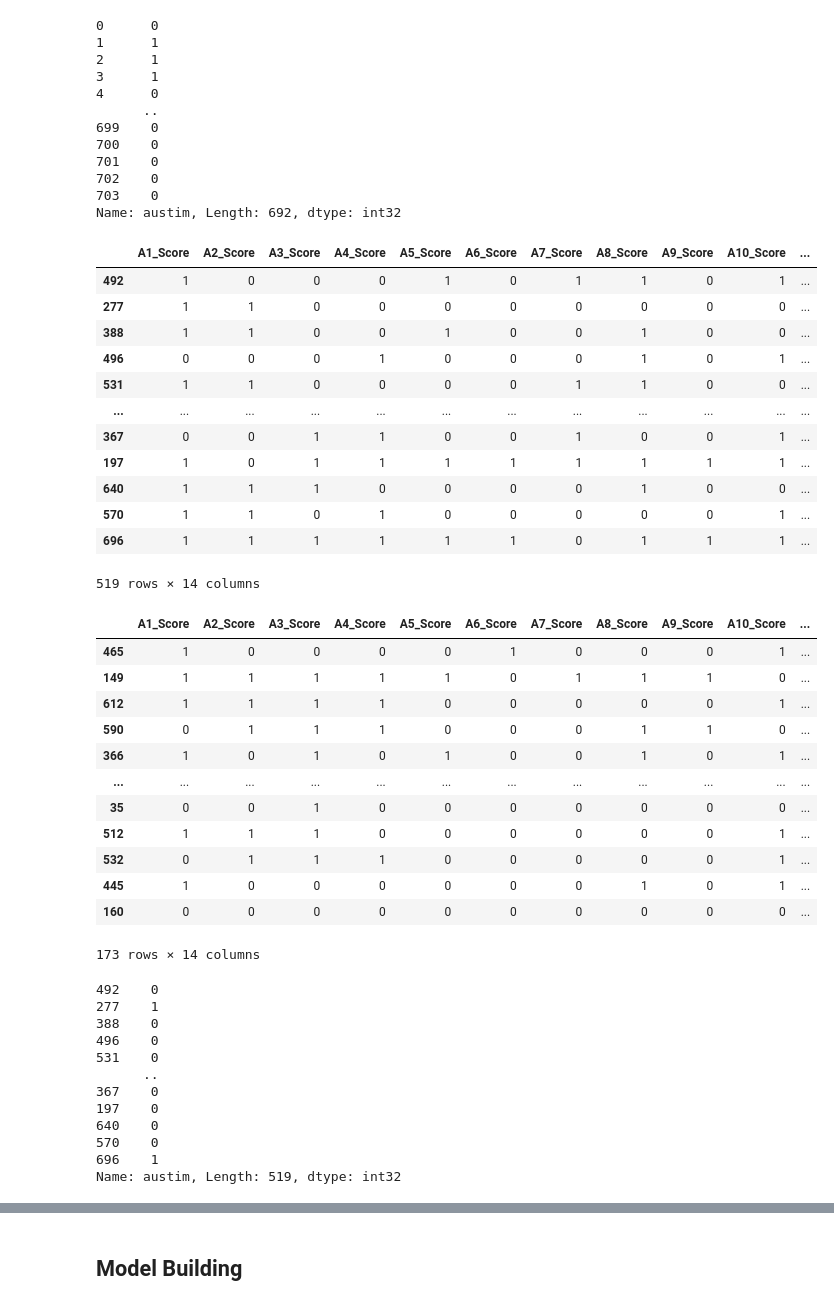
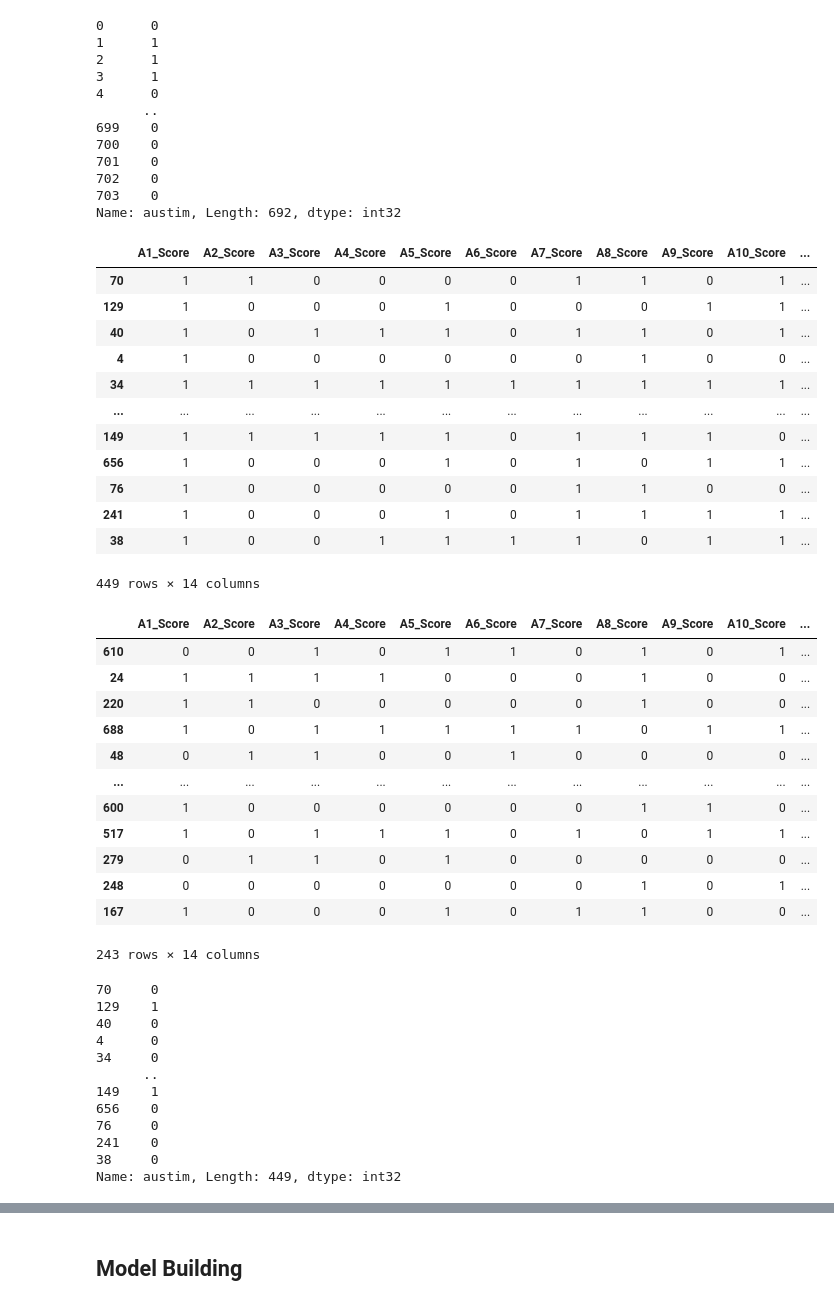
Before and after one commit to Rickisterr/Autism-Prediction, a Jupyter notebook: Autism Prediction Model/Prediction Model Build/Prediction_Model.ipynb, the cells around one changed output, grey strips where cells are left out. Saved outputs shown, nothing was run; the diff lists cells and outputs as text; code cells hidden in the pictures.

```diff
--- a/Autism Prediction Model/Prediction Model Build/Prediction_Model.ipynb
+++ b/Autism Prediction Model/Prediction Model Build/Prediction_Model.ipynb
@@ -233,53 +236,53 @@ dep
 Name: austim, Length: 692, dtype: int32
 # %%
 # Splitting into training and testing datasets
-x_train, x_test, y_train, y_test = train_test_split(indep, dep, test_size=0.25, random_state=0)
+x_train, x_test, y_train, y_test = train_test_split(indep, dep, test_size=0.35, random_state=1)
 x_train
 # %% [output]
 |  | A1_Score | A2_Score | A3_Score | A4_Score | A5_Score | A6_Score | A7_Score | A8_Score | A9_Score | A10_Score | ... |
-| 492 | 1 | 0 | 0 | 0 | 1 | 0 | 1 | 1 | 0 | 1 | ... |
-| 277 | 1 | 1 | 0 | 0 | 0 | 0 | 0 | 0 | 0 | 0 | ... |
-| 388 | 1 | 1 | 0 | 0 | 1 | 0 | 0 | 1 | 0 | 0 | ... |
-| 496 | 0 | 0 | 0 | 1 | 0 | 0 | 0 | 1 | 0 | 1 | ... |
-| 531 | 1 | 1 | 0 | 0 | 0 | 0 | 1 | 1 | 0 | 0 | ... |
+| 70 | 1 | 1 | 0 | 0 | 0 | 0 | 1 | 1 | 0 | 1 | ... |
+| 129 | 1 | 0 | 0 | 0 | 1 | 0 | 0 | 0 | 1 | 1 | ... |
+| 40 | 1 | 0 | 1 | 1 | 1 | 0 | 1 | 1 | 0 | 1 | ... |
+| 4 | 1 | 0 | 0 | 0 | 0 | 0 | 0 | 1 | 0 | 0 | ... |
+| 34 | 1 | 1 | 1 | 1 | 1 | 1 | 1 | 1 | 1 | 1 | ... |
 | ... | ... | ... | ... | ... | ... | ... | ... | ... | ... | ... | ... |
-| 367 | 0 | 0 | 1 | 1 | 0 | 0 | 1 | 0 | 0 | 1 | ... |
-| 197 | 1 | 0 | 1 | 1 | 1 | 1 | 1 | 1 | 1 | 1 | ... |
-| 640 | 1 | 1 | 1 | 0 | 0 | 0 | 0 | 1 | 0 | 0 | ... |
-| 570 | 1 | 1 | 0 | 1 | 0 | 0 | 0 | 0 | 0 | 1 | ... |
-| 696 | 1 | 1 | 1 | 1 | 1 | 1 | 0 | 1 | 1 | 1 | ... |
+| 149 | 1 | 1 | 1 | 1 | 1 | 0 | 1 | 1 | 1 | 0 | ... |
+| 656 | 1 | 0 | 0 | 0 | 1 | 0 | 1 | 0 | 1 | 1 | ... |
+| 76 | 1 | 0 | 0 | 0 | 0 | 0 | 1 | 1 | 0 | 0 | ... |
+| 241 | 1 | 0 | 0 | 0 | 1 | 0 | 1 | 1 | 1 | 1 | ... |
+| 38 | 1 | 0 | 0 | 1 | 1 | 1 | 1 | 0 | 1 | 1 | ... |
-519 rows × 14 columns
+449 rows × 14 columns
 # %%
 x_test
 # %% [output]
 |  | A1_Score | A2_Score | A3_Score | A4_Score | A5_Score | A6_Score | A7_Score | A8_Score | A9_Score | A10_Score | ... |
-| 465 | 1 | 0 | 0 | 0 | 0 | 1 | 0 | 0 | 0 | 1 | ... |
-| 149 | 1 | 1 | 1 | 1 | 1 | 0 | 1 | 1 | 1 | 0 | ... |
-| 612 | 1 | 1 | 1 | 1 | 0 | 0 | 0 | 0 | 0 | 1 | ... |
-| 590 | 0 | 1 | 1 | 1 | 0 | 0 | 0 | 1 | 1 | 0 | ... |
-| 366 | 1 | 0 | 1 | 0 | 1 | 0 | 0 | 1 | 0 | 1 | ... |
+| 610 | 0 | 0 | 1 | 0 | 1 | 1 | 0 | 1 | 0 | 1 | ... |
+| 24 | 1 | 1 | 1 | 1 | 0 | 0 | 0 | 1 | 0 | 0 | ... |
+| 220 | 1 | 1 | 0 | 0 | 0 | 0 | 0 | 1 | 0 | 0 | ... |
+| 688 | 1 | 0 | 1 | 1 | 1 | 1 | 1 | 0 | 1 | 1 | ... |
+| 48 | 0 | 1 | 1 | 0 | 0 | 1 | 0 | 0 | 0 | 0 | ... |
 | ... | ... | ... | ... | ... | ... | ... | ... | ... | ... | ... | ... |
-| 35 | 0 | 0 | 1 | 0 | 0 | 0 | 0 | 0 | 0 | 0 | ... |
-| 512 | 1 | 1 | 1 | 0 | 0 | 0 | 0 | 0 | 0 | 1 | ... |
-| 532 | 0 | 1 | 1 | 1 | 0 | 0 | 0 | 0 | 0 | 1 | ... |
-| 445 | 1 | 0 | 0 | 0 | 0 | 0 | 0 | 1 | 0 | 1 | ... |
-| 160 | 0 | 0 | 0 | 0 | 0 | 0 | 0 | 0 | 0 | 0 | ... |
+| 600 | 1 | 0 | 0 | 0 | 0 | 0 | 0 | 1 | 1 | 0 | ... |
+| 517 | 1 | 0 | 1 | 1 | 1 | 0 | 1 | 0 | 1 | 1 | ... |
+| 279 | 0 | 1 | 1 | 0 | 1 | 0 | 0 | 0 | 0 | 0 | ... |
+| 248 | 0 | 0 | 0 | 0 | 0 | 0 | 0 | 1 | 0 | 1 | ... |
+| 167 | 1 | 0 | 0 | 0 | 1 | 0 | 1 | 1 | 0 | 0 | ... |
-173 rows × 14 columns
+243 rows × 14 columns
 # %%
 y_train
 # %% [output]
-492    0
-277    1
-388    0
-496    0
-531    0
+70     0
+129    1
+40     0
+4      0
+34     0
       ..
-367    0
-197    0
-640    0
-570    0
-696    1
-Name: austim, Length: 519, dtype: int32
+149    1
+656    0
+76     0
+241    0
+38     0
+Name: austim, Length: 449, dtype: int32
 # %%
 y_test
 # %% [output]
```
Also changed, not shown: parts of 14 cells of this notebook.
